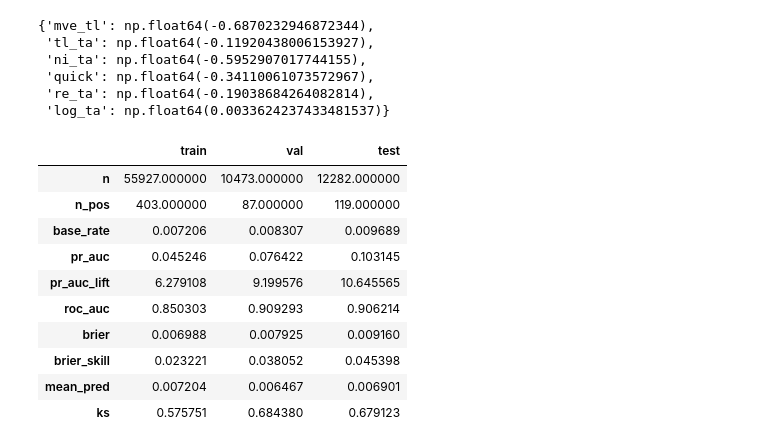
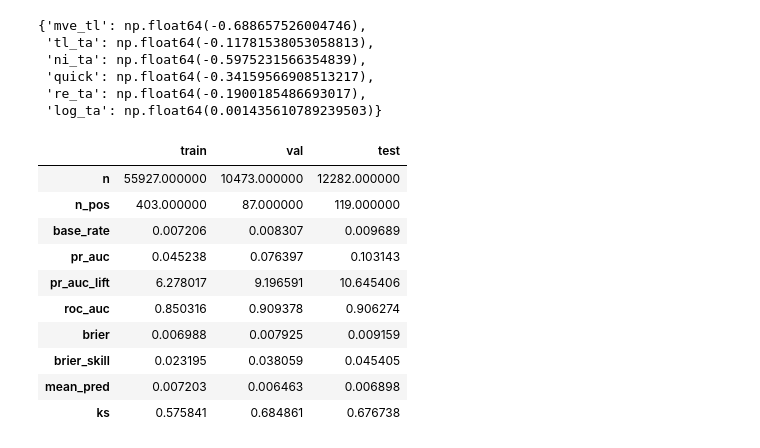
Before and after one commit to leoamullins/corporate-default-pd, a Jupyter notebook: notebooks/04_scorecard.ipynb, the cells around one changed output. Saved outputs shown, nothing was run; the diff lists cells and outputs as text; code cells hidden in the pictures.

Commit message:
Removed the L2 Reg penalty from all Logistic Regression implementations across the repo.
Added Brier skill refernce in metrics.py

```diff
--- a/notebooks/04_scorecard.ipynb
+++ b/notebooks/04_scorecard.ipynb
@@ -22,32 +23,33 @@ dtype: float64
 # %%
 W_tr, W_va, W_te = (binner.transform(d) for d in (train, val, test))
 # %%
-lr = LogisticRegression(max_iter = 1000).fit(W_tr, train["default"])
+lr = LogisticRegression(max_iter = 1000, C = np.inf).fit(W_tr, train["default"])
 
 dict(zip(W_tr.columns, lr.coef_[0]))
 # %% [output]
-{'mve_tl': np.float64(-0.6870232946872344),
- 'tl_ta': np.float64(-0.11920438006153927),
- 'ni_ta': np.float64(-0.5952907017744155),
- 'quick': np.float64(-0.34110061073572967),
- 're_ta': np.float64(-0.19038684264082814),
- 'log_ta': np.float64(0.0033624237433481537)}
+{'mve_tl': np.float64(-0.688657526004746),
+ 'tl_ta': np.float64(-0.11781538053058813),
+ 'ni_ta': np.float64(-0.5975231566354839),
+ 'quick': np.float64(-0.34159566908513217),
+ 're_ta': np.float64(-0.1900185486693017),
+ 'log_ta': np.float64(0.001435610789239503)}
 # %%
 import pandas as pd
+ref = train["default"].mean()  # Brier skill baseline: the historical default rate
 pd.DataFrame({
-    "train": evaluate(train["default"], lr.predict_proba(W_tr)[:,1]),
-    "val":evaluate(val["default"], lr.predict_proba(W_va)[:,1]),
-    "test":evaluate(test["default"], lr.predict_proba(W_te)[:,1]),
+    "train": evaluate(train["default"], lr.predict_proba(W_tr)[:,1], ref),
+    "val":evaluate(val["default"], lr.predict_proba(W_va)[:,1], ref),
+    "test":evaluate(test["default"], lr.predict_proba(W_te)[:,1], ref),
 })
 # %% [output]
 |  | train | val | test |
 | n | 55927.000000 | 10473.000000 | 12282.000000 |
 | n_pos | 403.000000 | 87.000000 | 119.000000 |
 | base_rate | 0.007206 | 0.008307 | 0.009689 |
-| pr_auc | 0.045246 | 0.076422 | 0.103145 |
-| pr_auc_lift | 6.279108 | 9.199576 | 10.645565 |
-| roc_auc | 0.850303 | 0.909293 | 0.906214 |
-| brier | 0.006988 | 0.007925 | 0.009160 |
-| brier_skill | 0.023221 | 0.038052 | 0.045398 |
-| mean_pred | 0.007204 | 0.006467 | 0.006901 |
-| ks | 0.575751 | 0.684380 | 0.679123 |
+| pr_auc | 0.045238 | 0.076397 | 0.103143 |
+| pr_auc_lift | 6.278017 | 9.196591 | 10.645406 |
+| roc_auc | 0.850316 | 0.909378 | 0.906274 |
+| brier | 0.006988 | 0.007925 | 0.009159 |
+| brier_skill | 0.023195 | 0.038059 | 0.045405 |
+| mean_pred | 0.007203 | 0.006463 | 0.006898 |
+| ks | 0.575841 | 0.684861 | 0.676738 |
```
Also changed, not shown: parts of 2 cells of this notebook, 7 other files.
